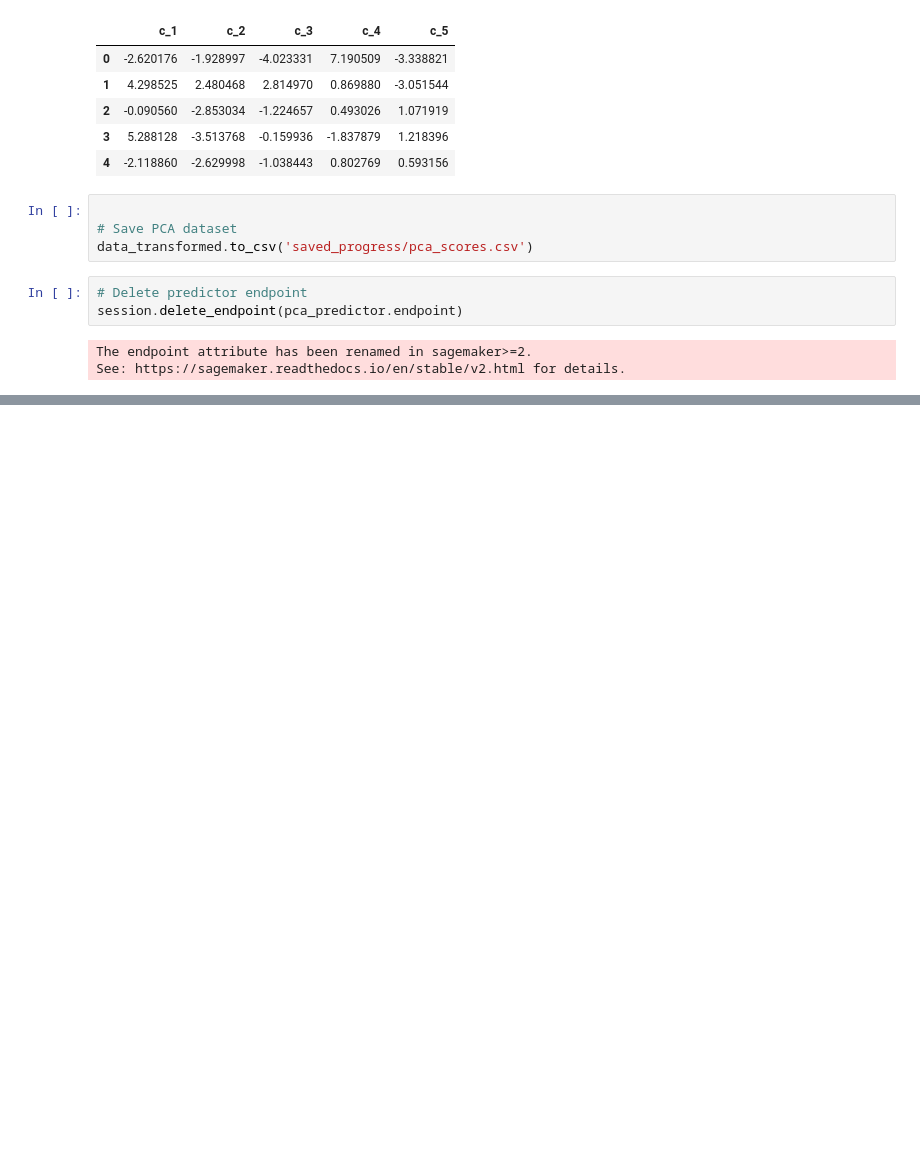
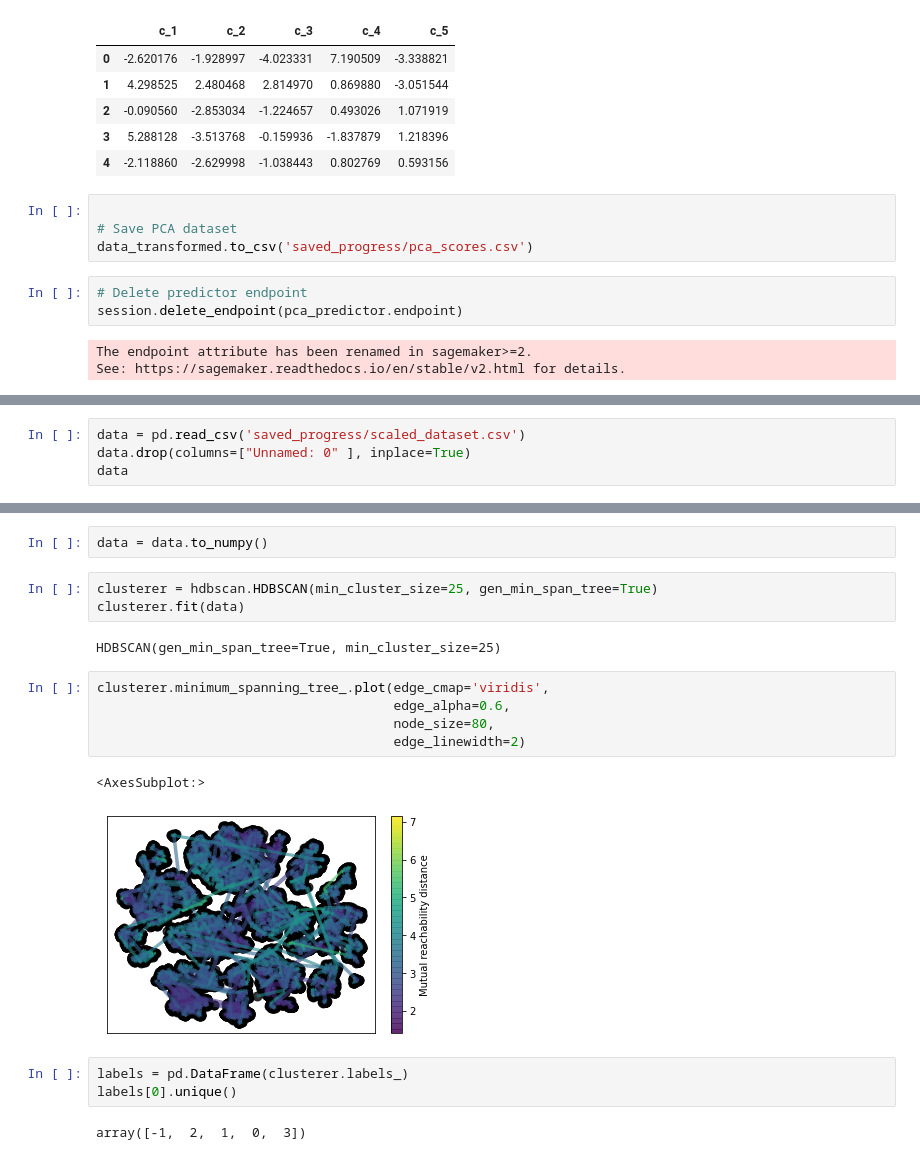
Before and after one commit to AndrewKalil/Udacity-ML, a Jupyter notebook: Capstone_Project/training.ipynb, the cells around one changed output, grey strips where cells are left out. Drawn from its saved outputs; the diff is of its cells as text; blank space fills up the shorter version.

```diff
--- a/Capstone_Project/training.ipynb
+++ b/Capstone_Project/training.ipynb
@@ -362,0 +675,4 @@ See: https://sagemaker.readthedocs.io/en/stable/v2.html for details.
+# %%
+data = pd.read_csv('saved_progress/scaled_dataset.csv')
+data.drop(columns=["Unnamed: 0" ], inplace=True)
+data
@@ -362,0 +693,20 @@ See: https://sagemaker.readthedocs.io/en/stable/v2.html for details.
+# %%
+data = data.to_numpy()
+# %%
+clusterer = hdbscan.HDBSCAN(min_cluster_size=25, gen_min_span_tree=True)
+clusterer.fit(data)
+# %% [output]
+HDBSCAN(gen_min_span_tree=True, min_cluster_size=25)
+# %%
+clusterer.minimum_spanning_tree_.plot(edge_cmap='viridis',
+                                      edge_alpha=0.6,
+                                      node_size=80,
+                                      edge_linewidth=2)
+# %% [output]
+<AxesSubplot:>
+[figure, added]
+# %%
+labels = pd.DataFrame(clusterer.labels_)
+labels[0].unique()
+# %% [output]
+array([-1,  2,  1,  0,  3])
```
Also changed, not shown: parts of 38 cells of this notebook, 1 other file.
